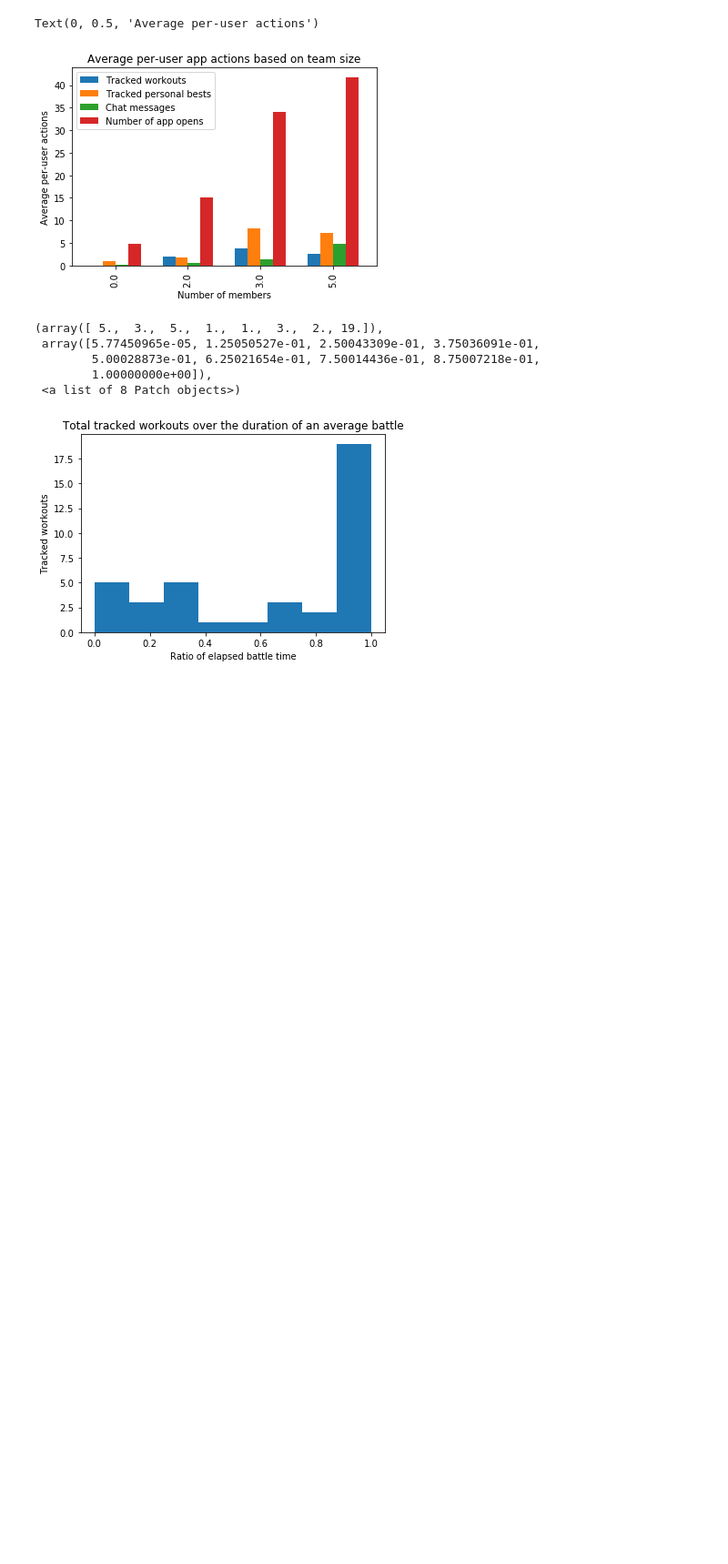
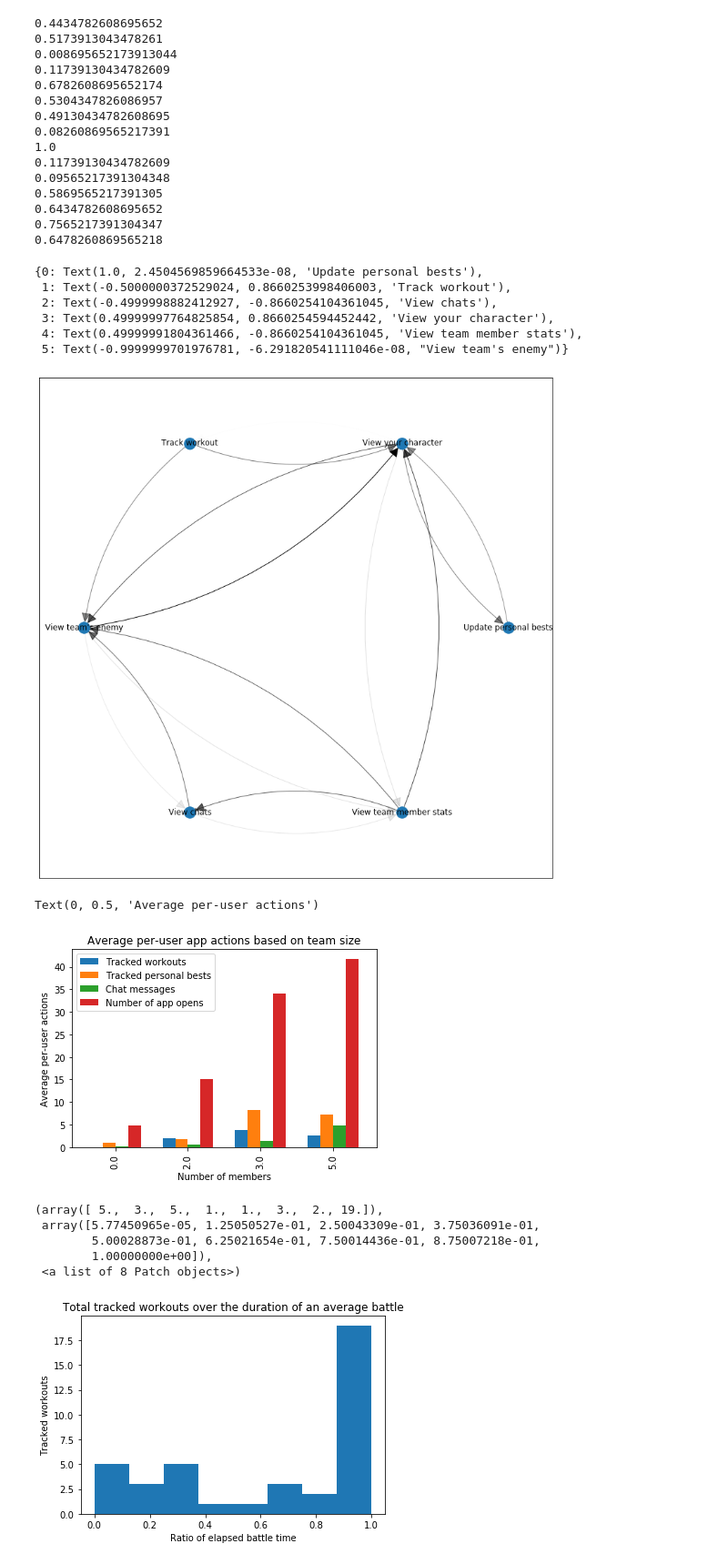
Before and after one commit to EerikSaksi/stat_buff, a Jupyter notebook: data/data_analysis.ipynb, the cells around one changed output. Shown at 91% size. Cells and saved outputs as stored; diff of their text form; code cells hidden in the pictures; blank space fills up the shorter version.

```diff
--- a/data/data_analysis.ipynb
+++ b/data/data_analysis.ipynb
@@ -96,7 +96,7 @@ section_to_ID = {"strengthModalVisible": 0,
                  "EnemyTab": 5}
 #[i][j] should denote the number of times i lead to j
 # %%
-section_before_after = np.zeros((7,7))
+section_before_after = np.zeros((6,6))
 for row in session_analytics_df.iterrows():
     previous_section_id = None
     for section in row[1]['path']:
@@ -107,7 +107,7 @@ for row in session_analytics_df.iterrows():
         if previous_section_id != None:
             section_before_after[previous_section_id][current_id] += 1
         previous_section_id = current_id
-for i in range(7):
+for i in range(6):
    section_before_after[i][i] = 0
 non_0 = section_before_after.nonzero()
 tuples = []
@@ -134 +118,42 @@ SyntaxError: invalid character in identifier (<ipython-input-320-b71edabb87c8>,
+# %%
+FG = nx.DiGraph()
+FG.add_weighted_edges_from(tuples)
+max_val = section_before_after.max()
+plt.figure(3,figsize=(14,14))
+arcs = nx.draw_networkx_edges(FG, pos=nx.circular_layout(FG), connectionstyle="arc3,rad=0.2", arrowsize = 30 )
+for i, arc in enumerate(arcs):  # change alpha values of arcs
+    print(tuples[i][2] / max_val)
+    arc.set_alpha(tuples[i][2] / max_val)
+
+arcs = nx.draw_networkx_nodes(FG, pos=nx.circular_layout(FG))
+label_mapping = {0:"Update personal bests",
+                 1:"Track workout",
+                 2:"View chats",
+                 3:"View your character",
+                 4:"View team member stats",
+                 5:"View team's enemy",}
+nx.draw_networkx_labels(FG, nx.circular_layout(FG), label_mapping, )
+# %% [output]
+0.4434782608695652
+0.5173913043478261
+0.008695652173913044
+0.11739130434782609
+0.6782608695652174
+0.5304347826086957
+0.49130434782608695
+0.08260869565217391
+1.0
+0.11739130434782609
+0.09565217391304348
+0.5869565217391305
+0.6434782608695652
+0.7565217391304347
+0.6478260869565218
+{0: Text(1.0, 2.4504569859664533e-08, 'Update personal bests'),
+ 1: Text(-0.5000000372529024, 0.8660253998406003, 'Track workout'),
+ 2: Text(-0.4999998882412927, -0.8660254104361045, 'View chats'),
+ 3: Text(0.49999997764825854, 0.8660254594452442, 'View your character'),
+ 4: Text(0.49999991804361466, -0.8660254104361045, 'View team member stats'),
+ 5: Text(-0.9999999701976781, -6.291820541111046e-08, "View team's enemy")}
+[figure, added]
 # %%
```
Also changed, not shown: parts of 3 cells of this notebook.
